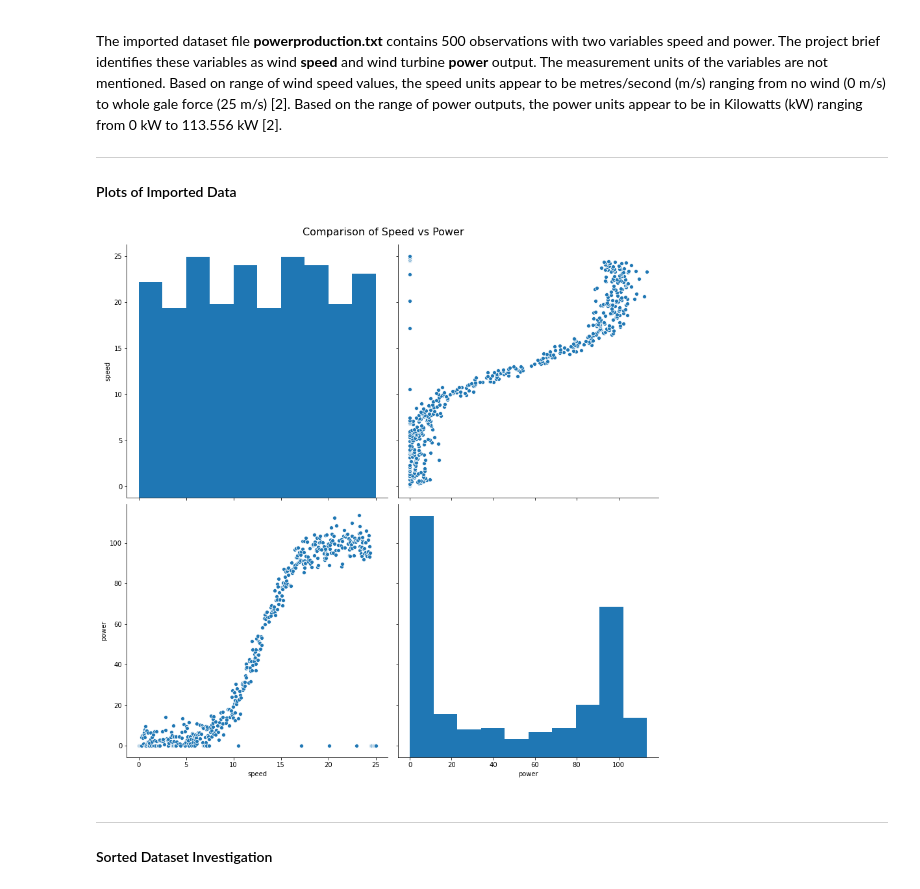
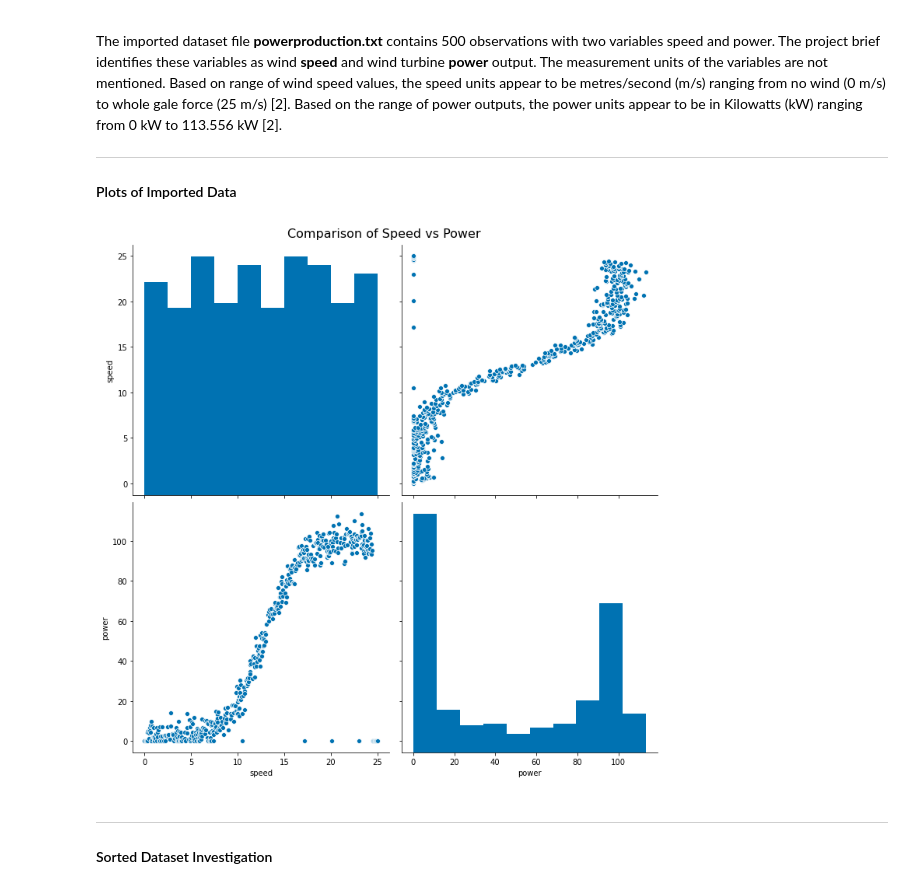
Before and after one commit to markcot/ProjMachLearn, a Jupyter notebook: Project.ipynb, the cells around one changed output. Drawn from its saved outputs; the diff is of its cells as text; code cells hidden in the pictures.

Commit message:
Additional research into sigmoid curve function added. Minor updates to graph displays. Creation of normalised training and testing dataset for neural network

```diff
--- a/Project.ipynb
+++ b/Project.ipynb
@@ -28,7 +31,11 @@ This is my Project jupyter notebook for the GMIT module Machine Learning and Sta
 import pandas as pd
 import matplotlib.pyplot as plt
 import seaborn as sns
-#import numpy as np
+import numpy as np
+import tensorflow.keras as kr
+# Set Pyplot settings. Code adapted from https://matplotlib.org/3.1.1/gallery/style_sheets/style_sheets_reference.html
+plt.style.use("seaborn-colorblind")
+plt.rcParams['figure.figsize'] = [14,8]
 
 # Set pd df to display all rows. Code adapted from
 # https://stackoverflow.com/a/51593236
@@ -83,13 +90,13 @@ Based on the range of power outputs, the power units appear to be in Kilowatts (
 # %%
 # Plot data comparisons of data. Code adpated from
 # https://seaborn.pydata.org/generated/seaborn.pairplot.html
-plot = sns.pairplot(df, height=6)
+plot = sns.pairplot(df, height=5)
 # Add Title adapted from https://stackoverflow.com/a/52096280
 plt.subplots_adjust(top=0.95)
 plt.suptitle("Comparison of Speed vs Power", fontsize = 16)
 plt.show()
 # %% [output]
-[figure, old version]
+[figure, new version]
 # %% [markdown]
 ***
 
```
Also changed, not shown: parts of 9 cells of this notebook, 1 other file.
